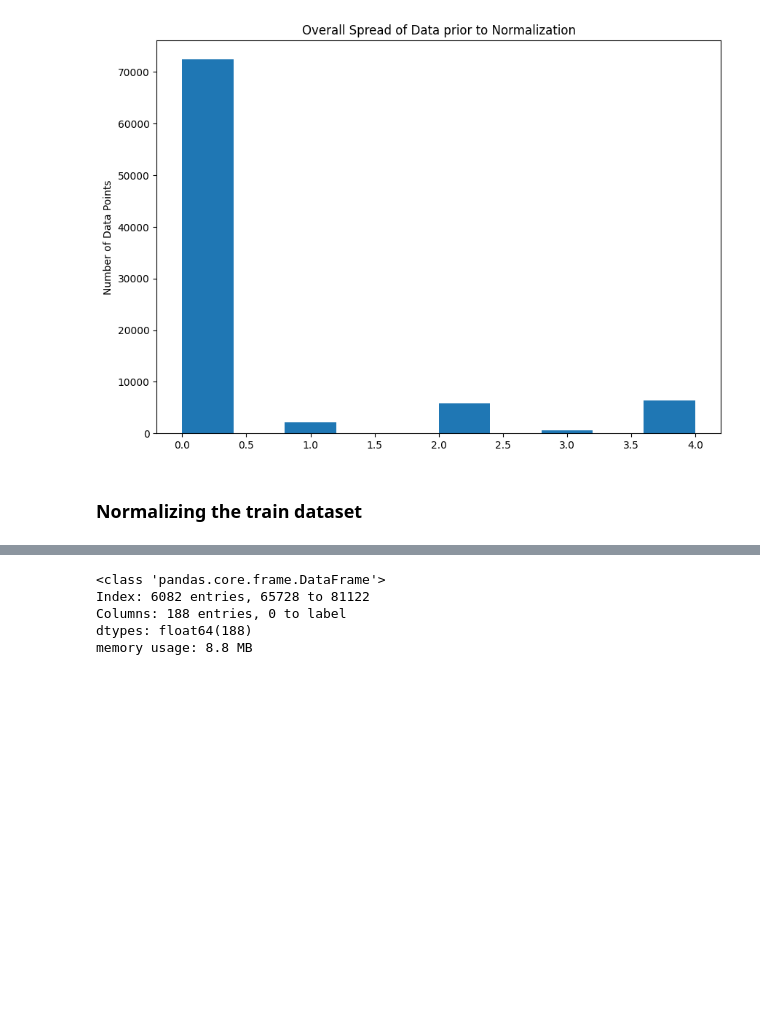
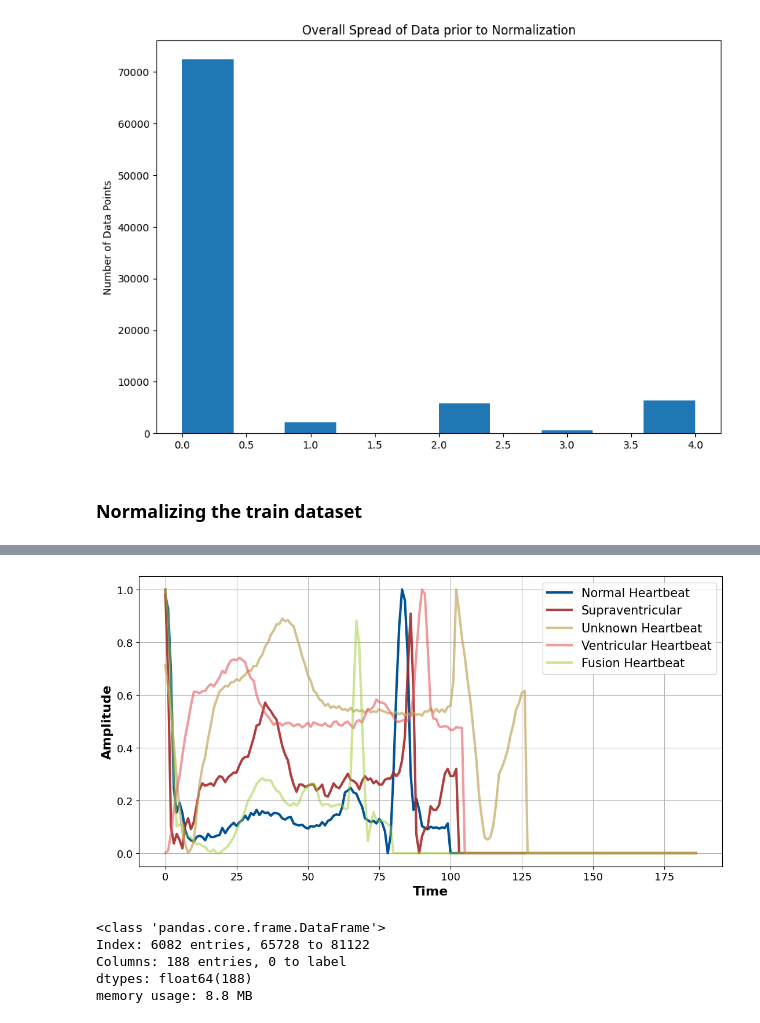
Before and after one commit to Dhawal-Modi/DSC_2024_Space_Jam, a Jupyter notebook: Task2.ipynb, the cells around one changed output, grey strips where cells are left out. Drawn from its saved outputs; the diff is of its cells as text; code cells hidden in the pictures; blank space fills up the shorter version.

```diff
--- a/Task2.ipynb
+++ b/Task2.ipynb
@@ -124,3 +124,27 @@ plt.show()
+# %%
+plt.figure(figsize=(13, 6.5))
+
+fontsizelabels = 16
+fontsizeticks = 13
+fontsizelegend = 15
+
+#plt.subplot(2, 2, 1)
+plt.plot(df_zero.iloc[0, :187], color='#005394', label='Normal Heartbeat',linewidth=3, alpha=1)
+plt.plot(df_one.iloc[0, :187], color='brown', label='Supraventricular', linewidth=3, alpha=.9)
+plt.plot(df_four.iloc[0, :187], color='#c1a961', label='Unknown Heartbeat', linewidth=3, alpha = .7 )
+plt.plot(df_two.iloc[0, :187], color='#e55a60', label='Ventricular Heartbeat',linewidth=3, alpha = .6)
+plt.plot(df_three.iloc[0, :187], color='yellowgreen', label='Fusion Heartbeat',linewidth=3, alpha = .5)
+plt.xlabel('Time', fontsize = fontsizelabels, fontweight = 'bold')
+plt.ylabel('Amplitude', fontsize = fontsizelabels, fontweight = 'bold')
+plt.xticks(fontsize = fontsizeticks)
+plt.yticks(fontsize = fontsizeticks)
+plt.grid(True)
+
+plt.legend(fontsize=fontsizelegend)
+
+plt.show()
+# %% [output]
+[figure, added]
 # %%
 df_zero = df_zero.sample(n=1200, random_state=1)
 df_one = df_one.sample(n=1200, random_state=1)
```
Also changed, not shown: parts of 4 cells of this notebook.
